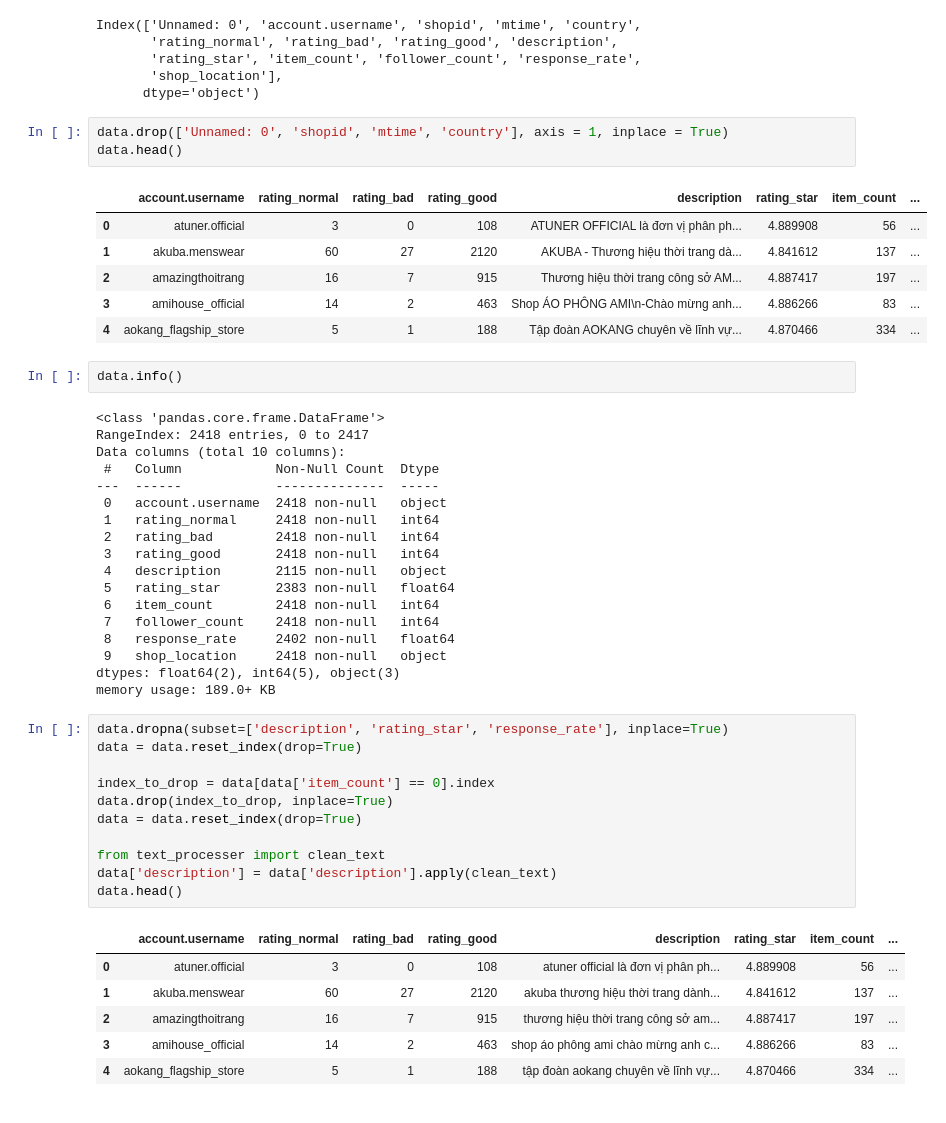
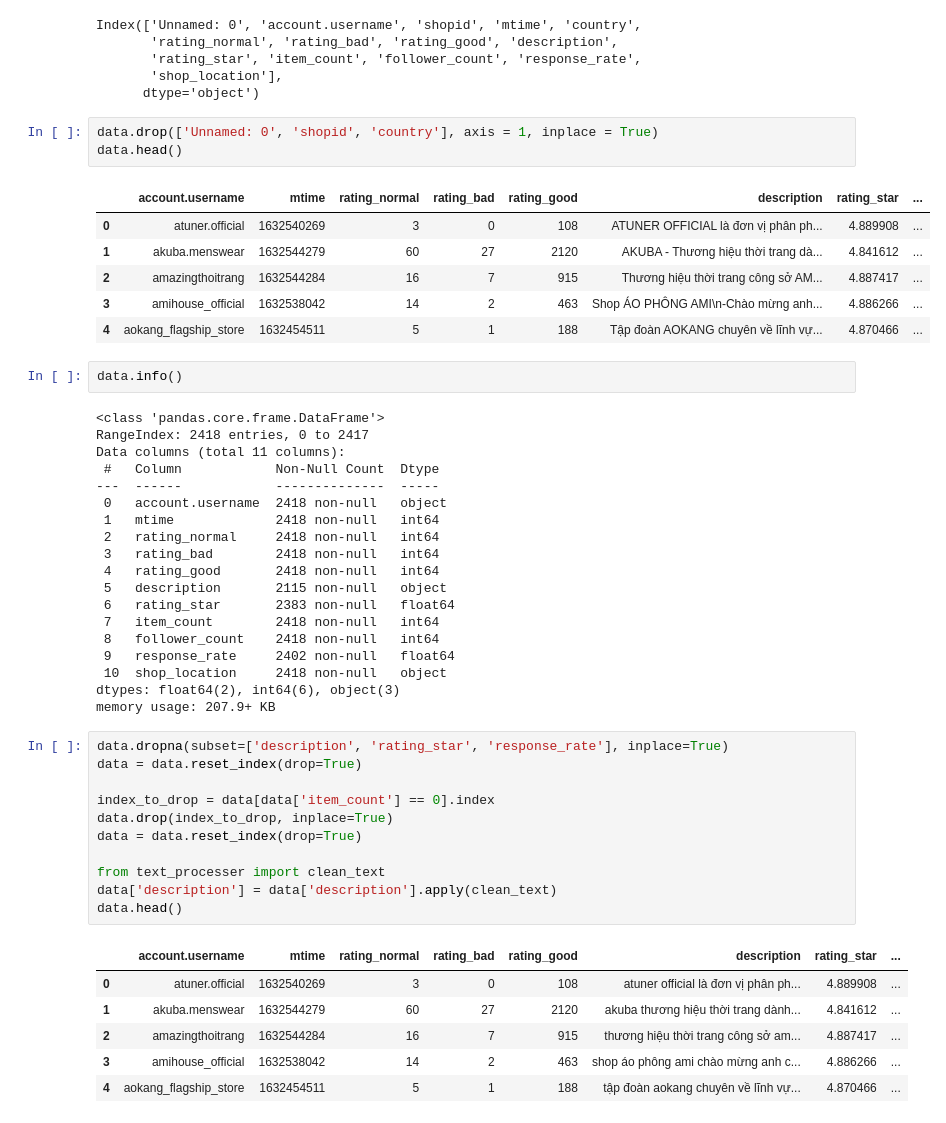
Before and after one commit to nguyendao16/ams1-ady, a Jupyter notebook: shop.ipynb, the cells around one changed output. Drawn from its saved outputs; the diff is of its cells as text.

```diff
--- a/shop.ipynb
+++ b/shop.ipynb
@@ -21,35 +23,36 @@ Index(['Unnamed: 0', 'account.username', 'shopid', 'mtime', 'country',
        'shop_location'],
       dtype='object')
 # %%
-data.drop(['Unnamed: 0', 'shopid', 'mtime', 'country'], axis = 1, inplace = True)
+data.drop(['Unnamed: 0', 'shopid', 'country'], axis = 1, inplace = True)
 data.head()
 # %% [output]
-|  | account.username | rating_normal | rating_bad | rating_good | description | rating_star | item_count | ... |
-| 0 | atuner.official | 3 | 0 | 108 | ATUNER OFFICIAL là đơn vị phân ph... | 4.889908 | 56 | ... |
-| 1 | akuba.menswear | 60 | 27 | 2120 | AKUBA - Thương hiệu thời trang dà... | 4.841612 | 137 | ... |
-| 2 | amazingthoitrang | 16 | 7 | 915 | Thương hiệu thời trang công sở AM... | 4.887417 | 197 | ... |
-| 3 | amihouse_official | 14 | 2 | 463 | Shop ÁO PHÔNG AMI\n-Chào mừng anh... | 4.886266 | 83 | ... |
-| 4 | aokang_flagship_store | 5 | 1 | 188 | Tập đoàn AOKANG chuyên về lĩnh vự... | 4.870466 | 334 | ... |
+|  | account.username | mtime | rating_normal | rating_bad | rating_good | description | rating_star | ... |
+| 0 | atuner.official | 1632540269 | 3 | 0 | 108 | ATUNER OFFICIAL là đơn vị phân ph... | 4.889908 | ... |
+| 1 | akuba.menswear | 1632544279 | 60 | 27 | 2120 | AKUBA - Thương hiệu thời trang dà... | 4.841612 | ... |
+| 2 | amazingthoitrang | 1632544284 | 16 | 7 | 915 | Thương hiệu thời trang công sở AM... | 4.887417 | ... |
+| 3 | amihouse_official | 1632538042 | 14 | 2 | 463 | Shop ÁO PHÔNG AMI\n-Chào mừng anh... | 4.886266 | ... |
+| 4 | aokang_flagship_store | 1632454511 | 5 | 1 | 188 | Tập đoàn AOKANG chuyên về lĩnh vự... | 4.870466 | ... |
 # %%
 data.info()
 # %% [output]
 <class 'pandas.core.frame.DataFrame'>
 RangeIndex: 2418 entries, 0 to 2417
-Data columns (total 10 columns):
+Data columns (total 11 columns):
  #   Column            Non-Null Count  Dtype
 ---  ------            --------------  -----
  0   account.username  2418 non-null   object
- 1   rating_normal     2418 non-null   int64
- 2   rating_bad        2418 non-null   int64
- 3   rating_good       2418 non-null   int64
- 4   description       2115 non-null   object
- 5   rating_star       2383 non-null   float64
- 6   item_count        2418 non-null   int64
- 7   follower_count    2418 non-null   int64
- 8   response_rate     2402 non-null   float64
- 9   shop_location     2418 non-null   object
-dtypes: float64(2), int64(5), object(3)
-memory usage: 189.0+ KB
+ 1   mtime             2418 non-null   int64
+ 2   rating_normal     2418 non-null   int64
+ 3   rating_bad        2418 non-null   int64
+ 4   rating_good       2418 non-null   int64
+ 5   description       2115 non-null   object
+ 6   rating_star       2383 non-null   float64
+ 7   item_count        2418 non-null   int64
+ 8   follower_count    2418 non-null   int64
+ 9   response_rate     2402 non-null   float64
+ 10  shop_location     2418 non-null   object
+dtypes: float64(2), int64(6), object(3)
+memory usage: 207.9+ KB
 # %%
 data.dropna(subset=['description', 'rating_star', 'response_rate'], inplace=True)
 data = data.reset_index(drop=True)
@@ -62,12 +65,12 @@ from text_processer import clean_text
 data['description'] = data['description'].apply(clean_text)
 data.head()
 # %% [output]
-|  | account.username | rating_normal | rating_bad | rating_good | description | rating_star | item_count | ... |
-| 0 | atuner.official | 3 | 0 | 108 | atuner official là đơn vị phân ph... | 4.889908 | 56 | ... |
-| 1 | akuba.menswear | 60 | 27 | 2120 | akuba thương hiệu thời trang dành... | 4.841612 | 137 | ... |
-| 2 | amazingthoitrang | 16 | 7 | 915 | thương hiệu thời trang công sở am... | 4.887417 | 197 | ... |
-| 3 | amihouse_official | 14 | 2 | 463 | shop áo phông ami chào mừng anh c... | 4.886266 | 83 | ... |
-| 4 | aokang_flagship_store | 5 | 1 | 188 | tập đoàn aokang chuyên về lĩnh vự... | 4.870466 | 334 | ... |
+|  | account.username | mtime | rating_normal | rating_bad | rating_good | description | rating_star | ... |
+| 0 | atuner.official | 1632540269 | 3 | 0 | 108 | atuner official là đơn vị phân ph... | 4.889908 | ... |
+| 1 | akuba.menswear | 1632544279 | 60 | 27 | 2120 | akuba thương hiệu thời trang dành... | 4.841612 | ... |
+| 2 | amazingthoitrang | 1632544284 | 16 | 7 | 915 | thương hiệu thời trang công sở am... | 4.887417 | ... |
+| 3 | amihouse_official | 1632538042 | 14 | 2 | 463 | shop áo phông ami chào mừng anh c... | 4.886266 | ... |
+| 4 | aokang_flagship_store | 1632454511 | 5 | 1 | 188 | tập đoàn aokang chuyên về lĩnh vự... | 4.870466 | ... |
 # %%
 data.info()
 # %% [output]
```
Also changed, not shown: parts of 11 cells of this notebook, 2 other files.
